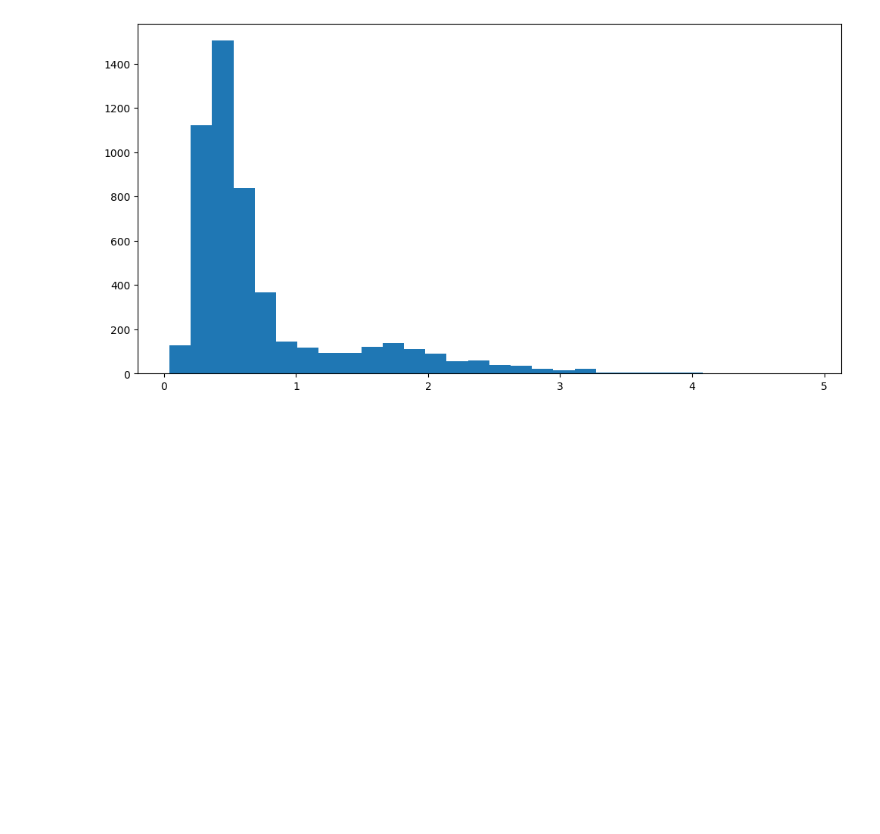
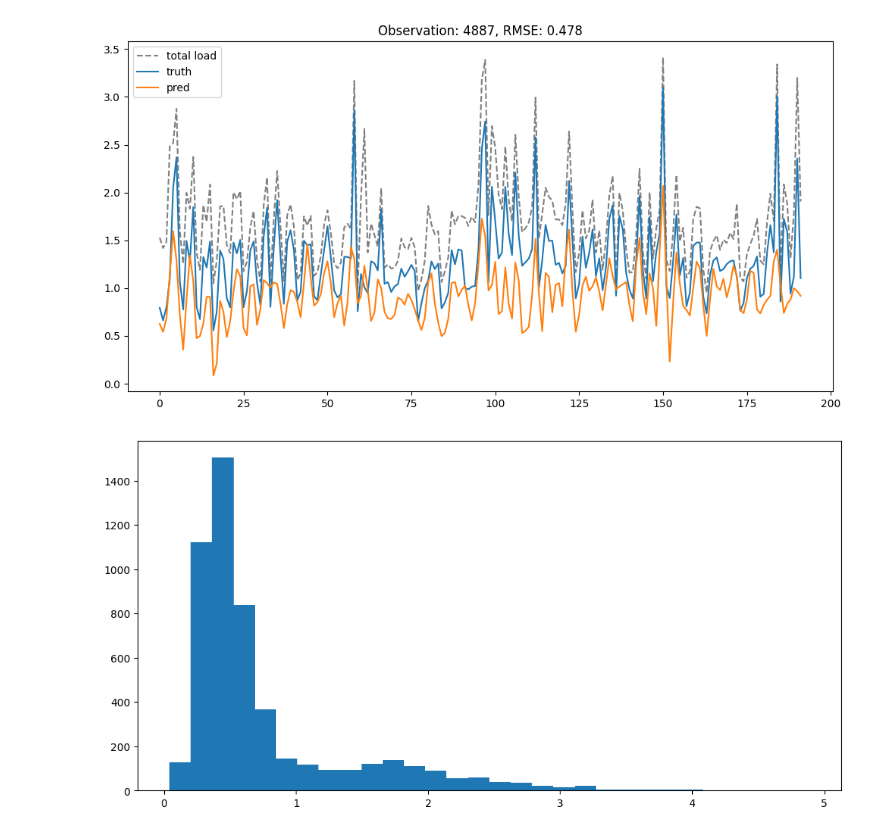
Before and after one commit to oliviergisiger/hp-detection-disaggregation-in-smd, a Jupyter notebook: app/schlemminger_data.ipynb, the cells around one changed output. Saved outputs shown, nothing was run; the diff lists cells and outputs as text; code cells hidden in the pictures; blank space fills up the shorter version.

```diff
--- a/app/schlemminger_data.ipynb
+++ b/app/schlemminger_data.ipynb
@@ -30,14 +32,16 @@ print(f'Root Mean Squared Error: {error}')
 # %%
 def vis_obs(obs):
     hh, hp, hp_pred = x_test[obs, :, 0], y_test[obs], y_pred[obs]
     fig, ax = plt.subplots(1, 1, figsize=(12, 6))
     ax.plot(hh, '--', label='total load', color='gray')
     ax.plot(hp, label='truth')
     ax.plot(hp_pred, label='pred')
     plt.title(f'Observation: {obs}, RMSE: {round(rmse(hp, hp_pred), 3)}')
     plt.legend()
     plt.show()
-vis_obs(4)
+vis_obs(np.random.randint(y_pred.shape[0]))
+# %% [output]
+[figure, added]
 # %%
 # error distribution
 def error_hist(y_test, y_pred):
```
Also changed, not shown: parts of 1 cell of this notebook.
